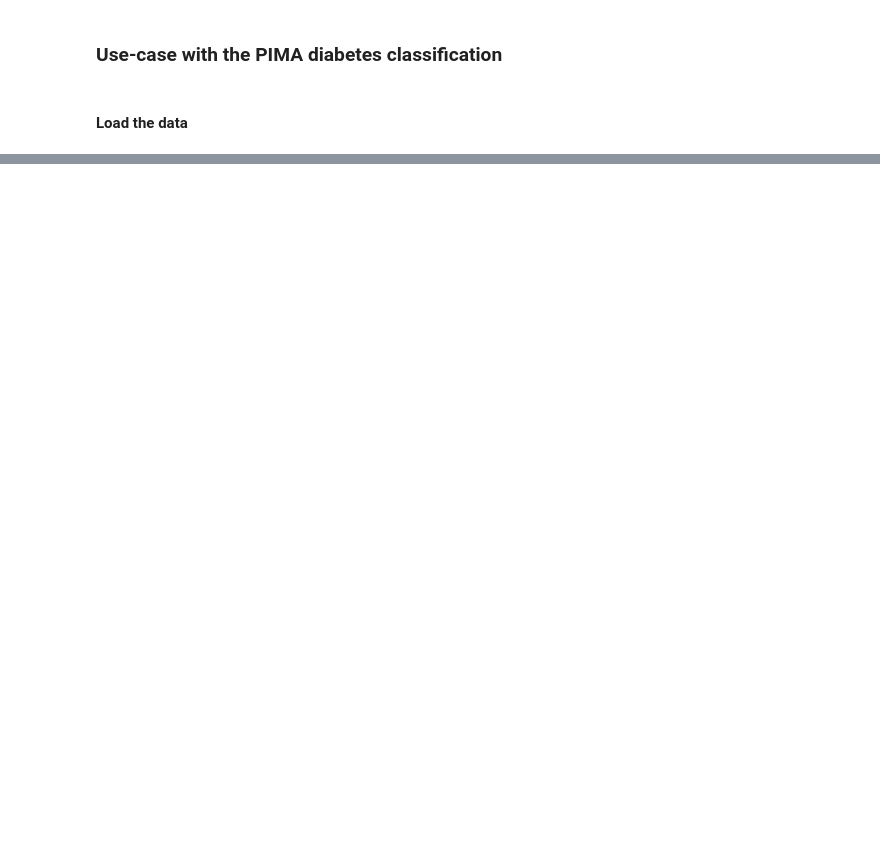
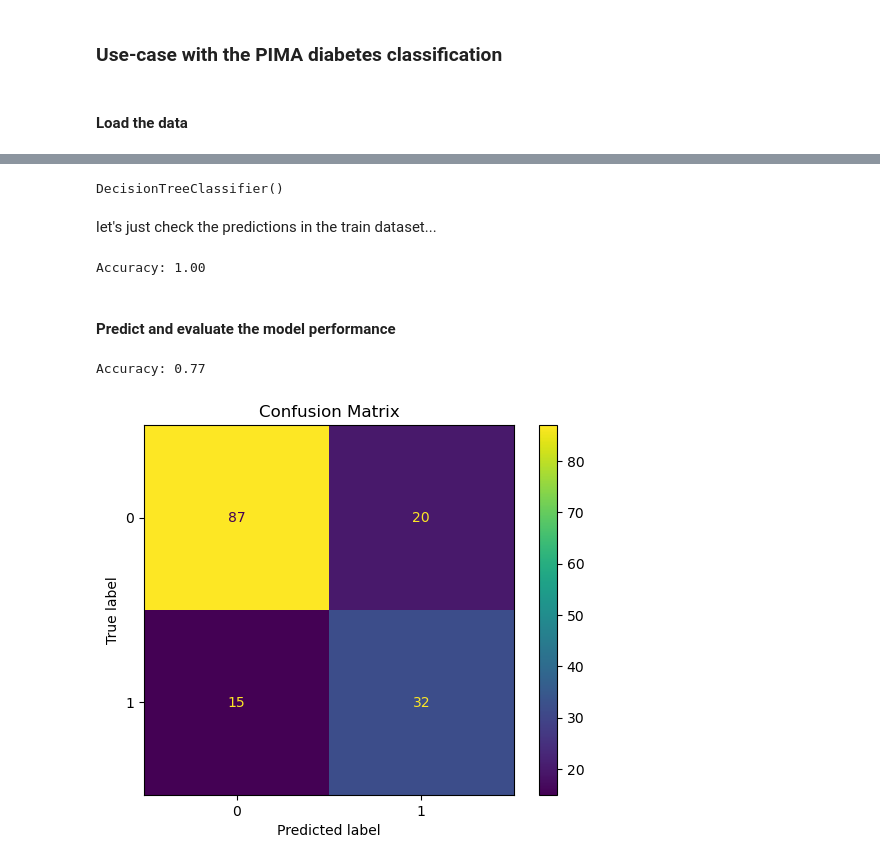
Before and after one commit to Hospital-Da-Luz-Learning-Health/MLCatolica25, a Jupyter notebook: Aula 7 - Supervised Learning III/Learning Notebook.ipynb, the cells around one changed output, grey strips where cells are left out. Drawn from its saved outputs; the diff is of its cells as text; code cells hidden in the pictures; blank space fills up the shorter version.

```diff
--- a/Aula 7 - Supervised Learning III/Learning Notebook.ipynb
+++ b/Aula 7 - Supervised Learning III/Learning Notebook.ipynb
@@ -144,0 +188,3 @@ NameError: name 'pd' is not defined
+# %%
+X = data.drop('Outcome', axis=1)  # Independent variables
+y = data['Outcome']  # Dependent variable (target)
@@ -144,0 +211,2 @@ NameError: name 'pd' is not defined
+# %%
+X_train, X_test, y_train, y_test = train_test_split(X, y, test_size = 0.2, random_state = 0)
@@ -144,0 +228,31 @@ NameError: name 'pd' is not defined
+# %%
+dtree=DecisionTreeClassifier()
+dtree.fit(X_train,y_train)
+# %% [output]
+DecisionTreeClassifier()
+# %% [markdown]
+let's just check the predictions in the train dataset...
+# %%
+y_pred_train = dtree.predict(X_train)
+accuracy = accuracy_score(y_train, y_pred_train)
+print(f'Accuracy: {accuracy:.2f}')
+# %% [output]
+Accuracy: 1.00
+# %% [markdown]
+#### Predict and evaluate the model performance
+# %%
+y_predict = dtree.predict(X_test)
+# %%
+accuracy = accuracy_score(y_test, y_predict)
+print(f'Accuracy: {accuracy:.2f}')
+# %% [output]
+Accuracy: 0.77
+# %%
+# Plot the confusion matrix
+conf_matrix = confusion_matrix(y_test, y_predict)
+disp = ConfusionMatrixDisplay(confusion_matrix=conf_matrix, display_labels=dt_classifier.classes_)
+disp.plot()
+plt.title('Confusion Matrix')
+plt.show()
+# %% [output]
+[figure, added]
```
Also changed, not shown: parts of 48 cells of this notebook.
